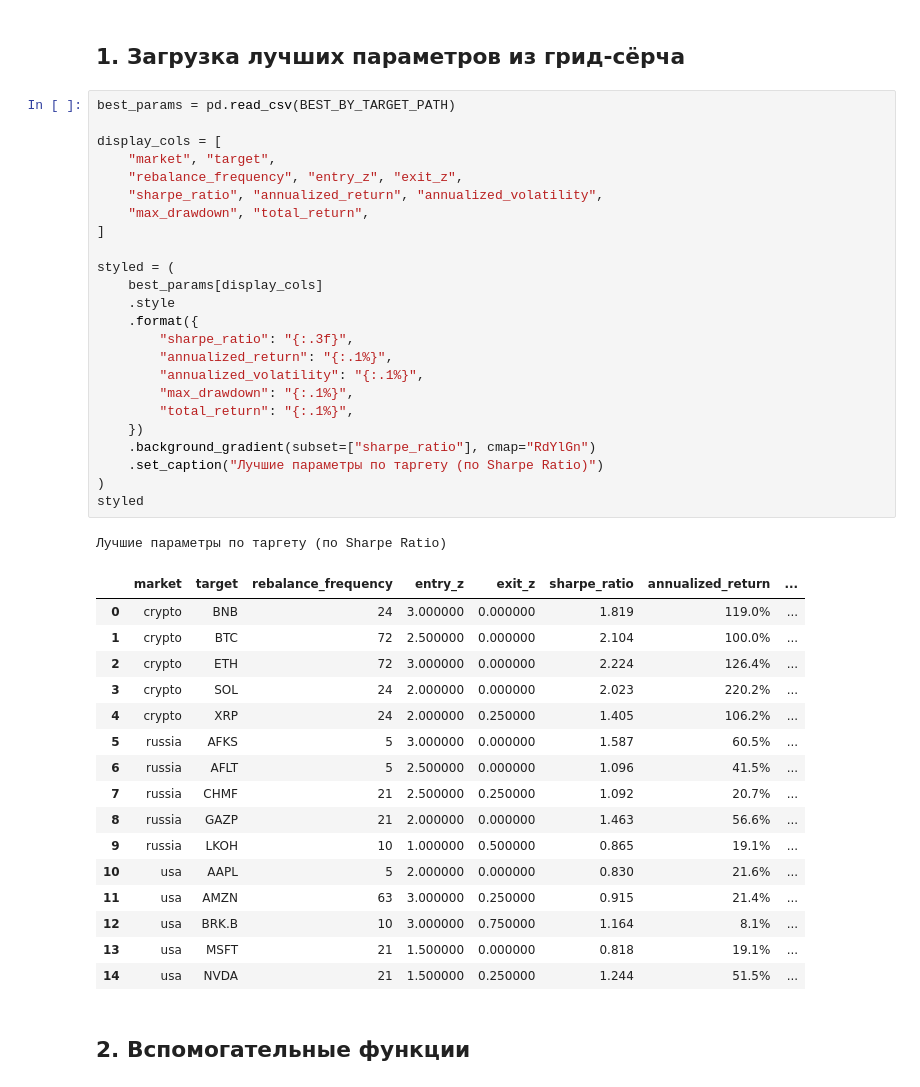
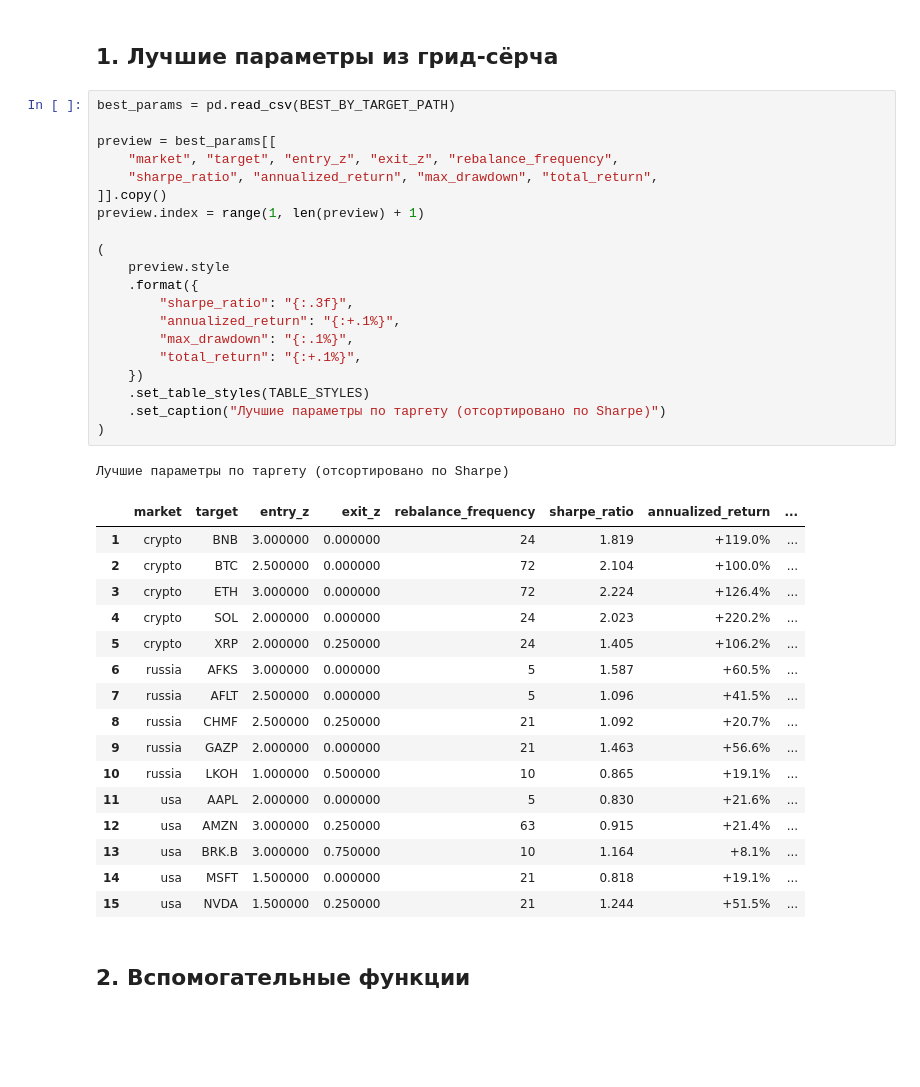
Before and after one commit to Vault-Guy/replication-portfolio-arbitrage-mvp, a Jupyter notebook: notebooks/08_portfolio_growth_report.ipynb, the cells around one changed output. Drawn from its saved outputs; the diff is of its cells as text; blank space fills up the shorter version.

```diff
--- a/notebooks/08_portfolio_growth_report.ipynb
+++ b/notebooks/08_portfolio_growth_report.ipynb
@@ -51,49 +110,45 @@ print(f"Project root: {PROJECT_ROOT}")
 # %% [output]
 Project root: /Users/mikhailchekunov/PycharmProjects/replication-portfolio-arbitrage-mvp
 # %% [markdown]
-## 1. Загрузка лучших параметров из грид-сёрча
+## 1. Лучшие параметры из грид-сёрча
 # %%
 best_params = pd.read_csv(BEST_BY_TARGET_PATH)
 
-display_cols = [
-    "market", "target",
-    "rebalance_frequency", "entry_z", "exit_z",
-    "sharpe_ratio", "annualized_return", "annualized_volatility",
-    "max_drawdown", "total_return",
-]
+preview = best_params[[
+    "market", "target", "entry_z", "exit_z", "rebalance_frequency",
+    "sharpe_ratio", "annualized_return", "max_drawdown", "total_return",
+]].copy()
+preview.index = range(1, len(preview) + 1)
 
-styled = (
-    best_params[display_cols]
-    .style
+(
+    preview.style
     .format({
         "sharpe_ratio": "{:.3f}",
-        "annualized_return": "{:.1%}",
-        "annualized_volatility": "{:.1%}",
+        "annualized_return": "{:+.1%}",
         "max_drawdown": "{:.1%}",
-        "total_return": "{:.1%}",
+        "total_return": "{:+.1%}",
     })
-    .background_gradient(subset=["sharpe_ratio"], cmap="RdYlGn")
-    .set_caption("Лучшие параметры по таргету (по Sharpe Ratio)")
+    .set_table_styles(TABLE_STYLES)
+    .set_caption("Лучшие параметры по таргету (отсортировано по Sharpe)")
 )
-styled
 # %% [output]
-Лучшие параметры по таргету (по Sharpe Ratio)
+Лучшие параметры по таргету (отсортировано по Sharpe)
-|  | market | target | rebalance_frequency | entry_z | exit_z | sharpe_ratio | annualized_return | ... |
-| 0 | crypto | BNB | 24 | 3.000000 | 0.000000 | 1.819 | 119.0% | ... |
-| 1 | crypto | BTC | 72 | 2.500000 | 0.000000 | 2.104 | 100.0% | ... |
-| 2 | crypto | ETH | 72 | 3.000000 | 0.000000 | 2.224 | 126.4% | ... |
-| 3 | crypto | SOL | 24 | 2.000000 | 0.000000 | 2.023 | 220.2% | ... |
-| 4 | crypto | XRP | 24 | 2.000000 | 0.250000 | 1.405 | 106.2% | ... |
-| 5 | russia | AFKS | 5 | 3.000000 | 0.000000 | 1.587 | 60.5% | ... |
-| 6 | russia | AFLT | 5 | 2.500000 | 0.000000 | 1.096 | 41.5% | ... |
-| 7 | russia | CHMF | 21 | 2.500000 | 0.250000 | 1.092 | 20.7% | ... |
-| 8 | russia | GAZP | 21 | 2.000000 | 0.000000 | 1.463 | 56.6% | ... |
-| 9 | russia | LKOH | 10 | 1.000000 | 0.500000 | 0.865 | 19.1% | ... |
-| 10 | usa | AAPL | 5 | 2.000000 | 0.000000 | 0.830 | 21.6% | ... |
-| 11 | usa | AMZN | 63 | 3.000000 | 0.250000 | 0.915 | 21.4% | ... |
-| 12 | usa | BRK.B | 10 | 3.000000 | 0.750000 | 1.164 | 8.1% | ... |
-| 13 | usa | MSFT | 21 | 1.500000 | 0.000000 | 0.818 | 19.1% | ... |
-| 14 | usa | NVDA | 21 | 1.500000 | 0.250000 | 1.244 | 51.5% | ... |
+|  | market | target | entry_z | exit_z | rebalance_frequency | sharpe_ratio | annualized_return | ... |
+| 1 | crypto | BNB | 3.000000 | 0.000000 | 24 | 1.819 | +119.0% | ... |
+| 2 | crypto | BTC | 2.500000 | 0.000000 | 72 | 2.104 | +100.0% | ... |
+| 3 | crypto | ETH | 3.000000 | 0.000000 | 72 | 2.224 | +126.4% | ... |
+| 4 | crypto | SOL | 2.000000 | 0.000000 | 24 | 2.023 | +220.2% | ... |
+| 5 | crypto | XRP | 2.000000 | 0.250000 | 24 | 1.405 | +106.2% | ... |
+| 6 | russia | AFKS | 3.000000 | 0.000000 | 5 | 1.587 | +60.5% | ... |
+| 7 | russia | AFLT | 2.500000 | 0.000000 | 5 | 1.096 | +41.5% | ... |
+| 8 | russia | CHMF | 2.500000 | 0.250000 | 21 | 1.092 | +20.7% | ... |
+| 9 | russia | GAZP | 2.000000 | 0.000000 | 21 | 1.463 | +56.6% | ... |
+| 10 | russia | LKOH | 1.000000 | 0.500000 | 10 | 0.865 | +19.1% | ... |
+| 11 | usa | AAPL | 2.000000 | 0.000000 | 5 | 0.830 | +21.6% | ... |
+| 12 | usa | AMZN | 3.000000 | 0.250000 | 63 | 0.915 | +21.4% | ... |
+| 13 | usa | BRK.B | 3.000000 | 0.750000 | 10 | 1.164 | +8.1% | ... |
+| 14 | usa | MSFT | 1.500000 | 0.000000 | 21 | 0.818 | +19.1% | ... |
+| 15 | usa | NVDA | 1.500000 | 0.250000 | 21 | 1.244 | +51.5% | ... |
 # %% [markdown]
 ## 2. Вспомогательные функции
 # %%
```
Also changed, not shown: parts of 24 cells of this notebook.
